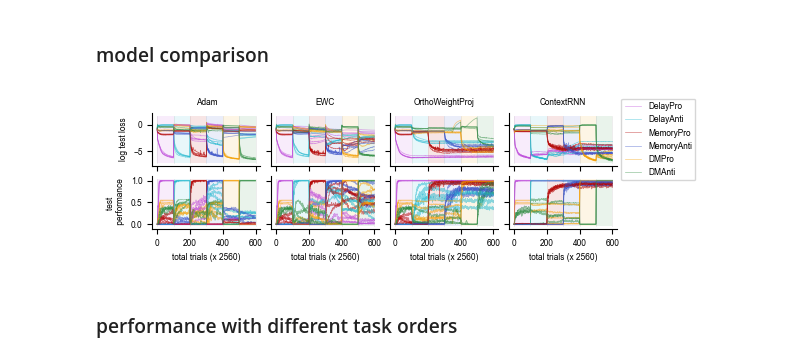
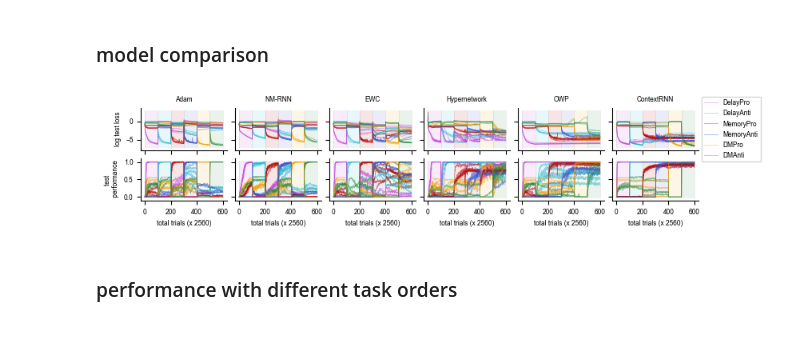
Before and after one commit to hzshan/context_inference_rnn, a Jupyter notebook: train.ipynb, the cells around one changed output. Cells and saved outputs as stored; diff of their text form; code cells hidden in the pictures.

```diff
--- a/train.ipynb
+++ b/train.ipynb
@@ -41,7 +41,7 @@ plt.rcParams.update({'font.size': 6,})
 task_order = 'PdAdPmAmPdmAdm' # ['PdAdPmAmPdmAdm', 'PdPmAdAmPdmAdm', 'PdmAdmPdAdPmAm', 'PmPdAmAdPdmAdm']
 nonlin_str = '_relu'
 nonlin_save_str = '_tanh' if nonlin_str == '' else nonlin_str
-model_titles = ['Adam', 'EWC', 'OrthoWeightProj', 'ContextRNN']
+model_titles = ['Adam', 'NM-RNN', 'EWC', 'Hypernetwork', 'OWP', 'ContextRNN']
 n_model = len(model_titles)
 
 fig, axes = plt.subplots(2, n_model, figsize=(1.5 * n_model, 1.5), sharex=True, sharey='row')
@@ -51,9 +51,13 @@ for i_model in range(n_model):
     for seed in range(5):
         if i_model == 0:  # 'Adam'
             save_name = f'leakyrnn_v1{nonlin_str}_{task_order}_AdamWithProj_sd{seed}'
-        elif i_model == 1: # 'EWC'
+        elif i_model == 1: # NM-RNN
+            save_name = f'nmrnn_rk27_nh256_nz125{nonlin_str}_{task_order}_lr0pt001_sd{seed}'
+        elif i_model == 2: # 'EWC'
             save_name = f'leakyrnn_v1_ewc50000{nonlin_str}_{task_order}_AdamWithProj_sd{seed}'
-        elif i_model == 2: # 'OrthoWeightProj'
+        elif i_model == 3: # 'Hypernetwork'
+            save_name = f'hyperrnn_v1{nonlin_str}_sumbeta1_{task_order}_lr0pt001_sd{seed}'
+        elif i_model == 4: # 'OrthoWeightProj'
             save_name = f'leakyrnn_v1_proj{nonlin_str}_{task_order}_AdamWithProj_sd{seed}'
         else:  # 'ContextRNN'
             save_name = f'cxtrnn_seq_v2_gating3_ioZ{nonlin_str}_{task_order}_tskm512_sd{seed}'
@@ -71,34 +75,34 @@ for i_model in range(n_model):
                                          **label_kwargs, linewidth=0.5)
 
 axes[0, -1].legend(loc='center left', bbox_to_anchor=(1, 0.5))
 for irow in range(2):
     axes[irow, 0].set_ylabel(['log test loss', 'test \n performance'][irow])
 for icol in range(n_model):
     axes[0, icol].set_title(model_titles[icol], fontsize=6)
     axes[-1, icol].set_xlabel('total trials (x 2560)')
 for ax in axes.flatten():
     ax.spines[['top', 'right']].set_visible(False)
 
 y_rngs = []
 for irow in range(2):
     y_rngs.append(axes[irow, 0].get_ylim())
 
 dn_plot = 0
 for icol in range(n_model):
     for irow in range(2):
         ax = axes[irow, icol]
         ymin, ymax = y_rngs[irow]
         for itask in range(len(task_list) + 1):
             ax.plot([itask * dn_ckpt + dn_plot] * 2, [ymin, ymax], alpha=0.2, linewidth=0.5, color='gray')
         for itask, task in enumerate(task_list):
             ax.fill_between([itask * dn_ckpt + dn_plot, (itask + 1) * dn_ckpt + dn_plot], ymin, ymax,
                             color=color_dict[task], alpha=0.1, edgecolor='none')
 
 fig_name = f'./figures/model_cmp_{task_order}{nonlin_save_str}.png'
 fig.savefig(fig_name, bbox_inches='tight')
 fig.savefig(fig_name.replace('.png', '.pdf'), bbox_inches='tight')
 # %% [output]
-[figure, old version]
+[figure, new version]
 # %% [markdown]
 ### performance with different task orders
 # %%
```
Also changed, not shown: parts of 3 cells of this notebook, 2 other files.
